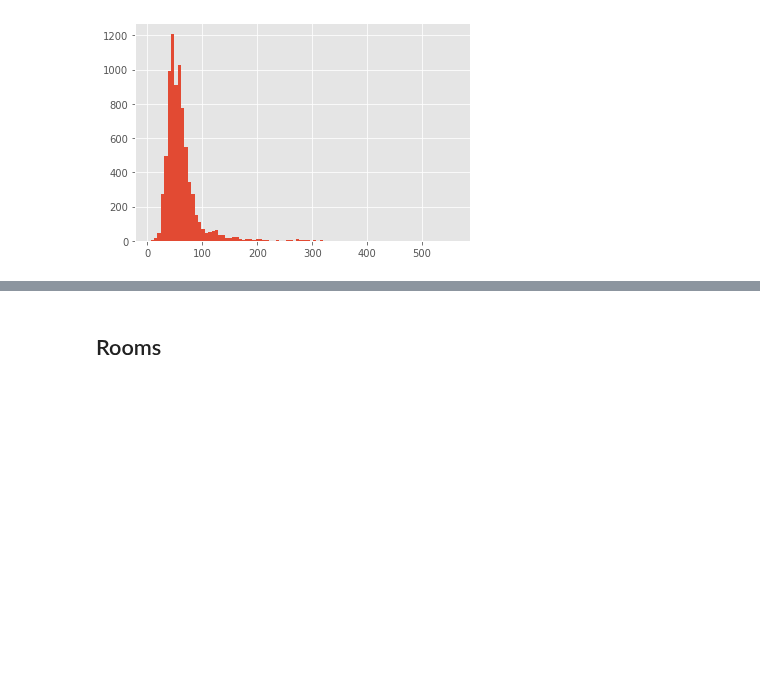
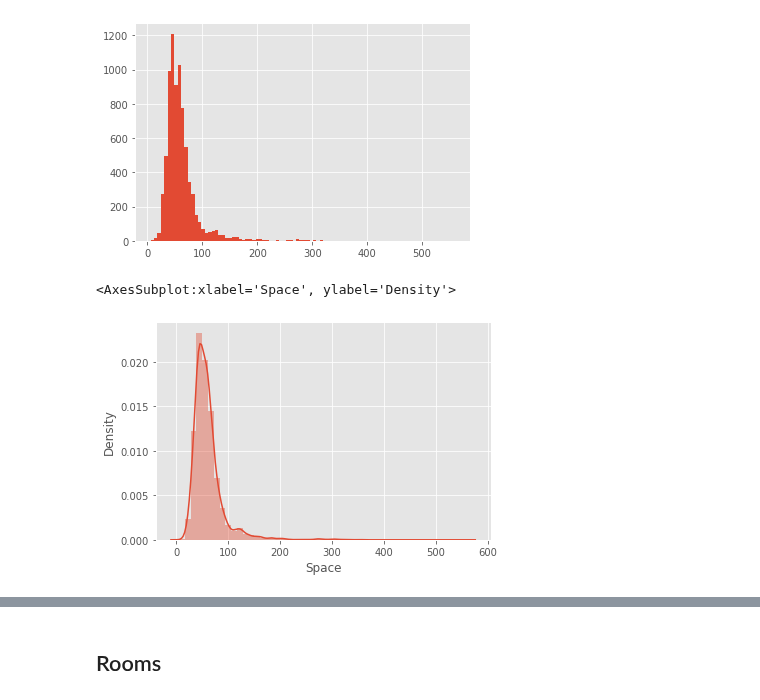
Before and after one commit to CarJung/Uni, a Jupyter notebook: Warsaw_flats/EDA.ipynb, the cells around one changed output, grey strips where cells are left out. Drawn from its saved outputs; the diff is of its cells as text; code cells hidden in the pictures; blank space fills up the shorter version.

```diff
--- a/Warsaw_flats/EDA.ipynb
+++ b/Warsaw_flats/EDA.ipynb
@@ -202,3 +217,8 @@ space.hist(bins = 90)
 # %% [output]
 <AxesSubplot:>
 [figure]
+# %%
+sns.distplot(space)
+# %% [output]
+<AxesSubplot:xlabel='Space', ylabel='Density'>
+[figure, added]
```
Also changed, not shown: parts of 35 cells of this notebook, 1 other file.
